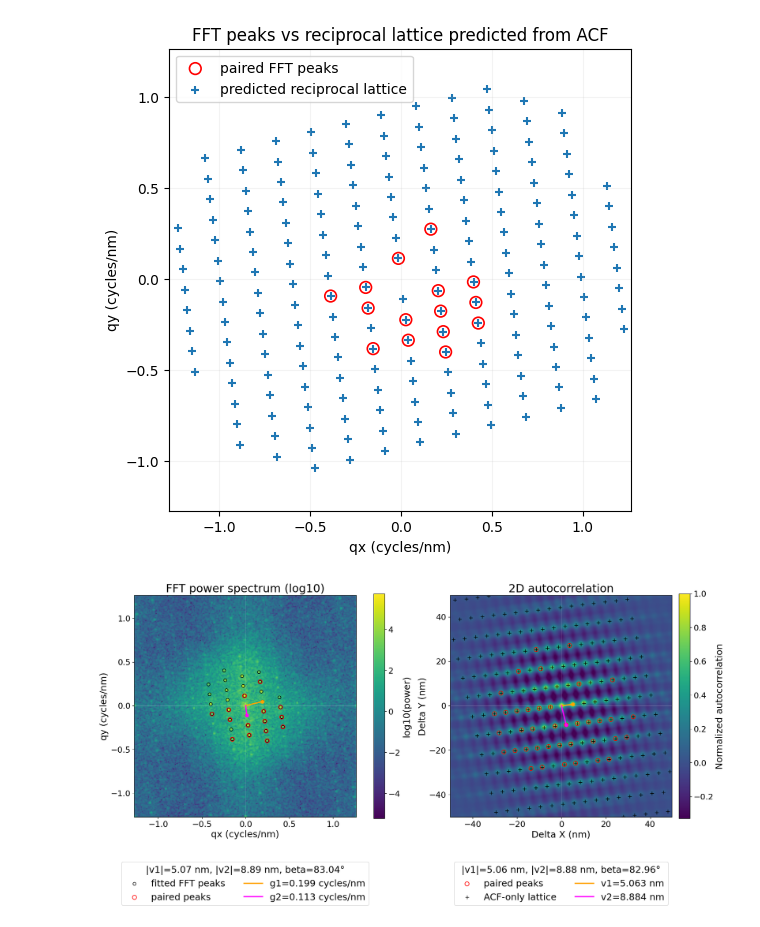
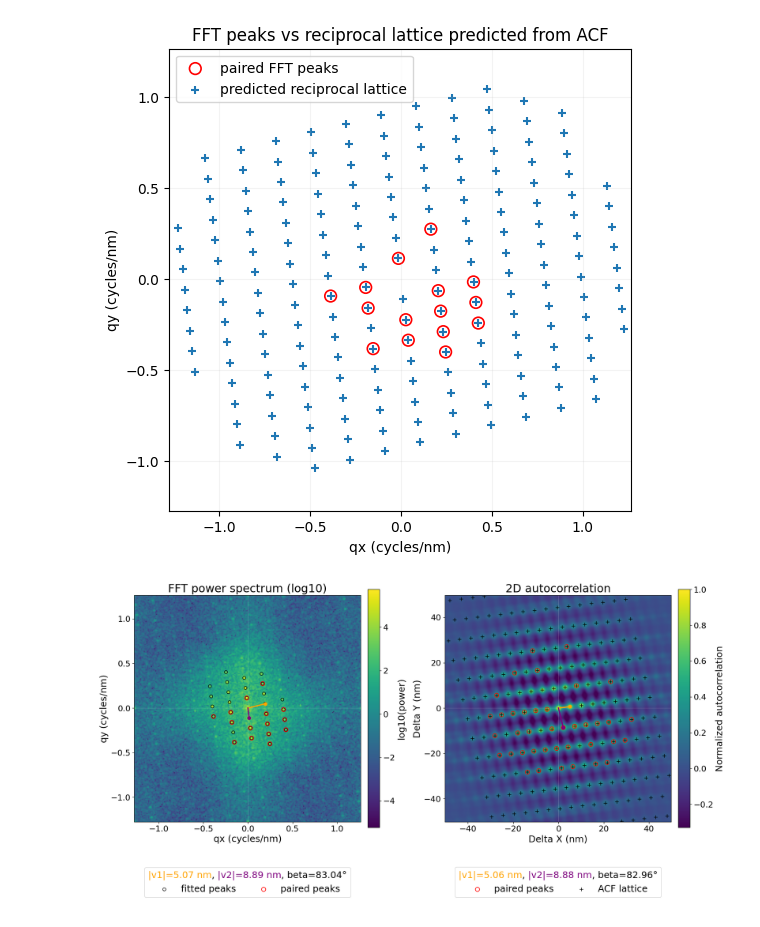
Before and after one commit to PNAILab-CSB-NCI-NIH/VIPER, a Jupyter notebook: VIPER-3-CrystalAnalysis.ipynb, the cells around one changed output. Cells and saved outputs as stored; diff of their text form; code cells hidden in the pictures.

```diff
--- a/VIPER-3-CrystalAnalysis.ipynb
+++ b/VIPER-3-CrystalAnalysis.ipynb
@@ -59,11 +59,12 @@ _ = ana.plot_fft_reciprocal_lattice()
 # %%
 # plot FFT peaks vs predicted from ACF
 _ = ana.plot_fft_vs_acf(
     title_size=22, label_size=18,
-    tick_size=16, legend_size=18
+    tick_size=16, legend_size=18,
+    reduced_legend=True
 )
 # %% [output]
-[figure, old version]
+[figure, new version]
 # %%
 # Save all results
 ana.save_all()
```
Also changed, not shown: 1 other file.
